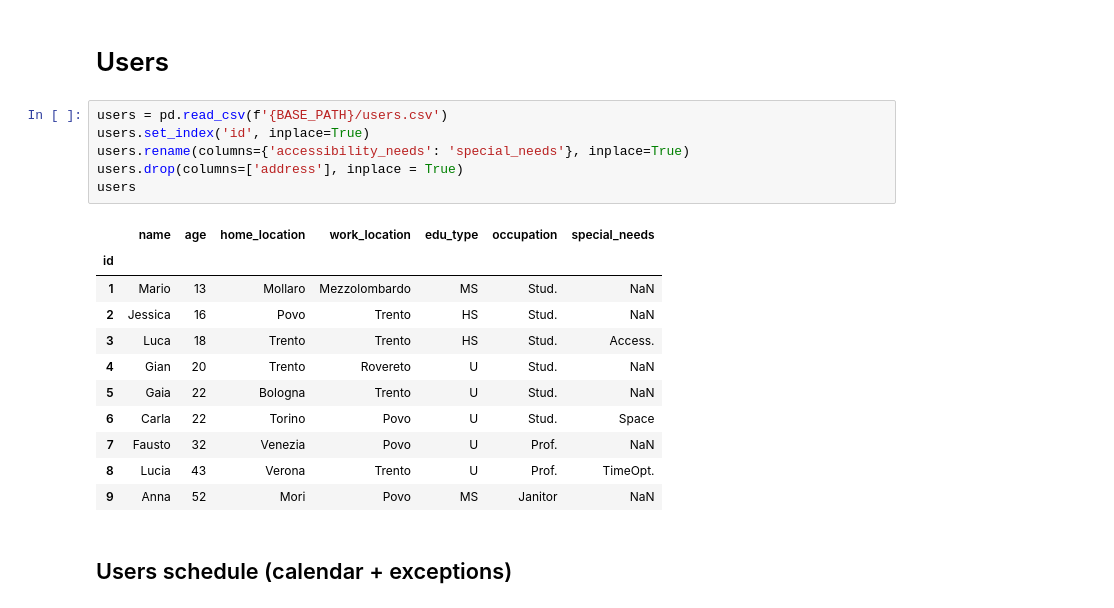
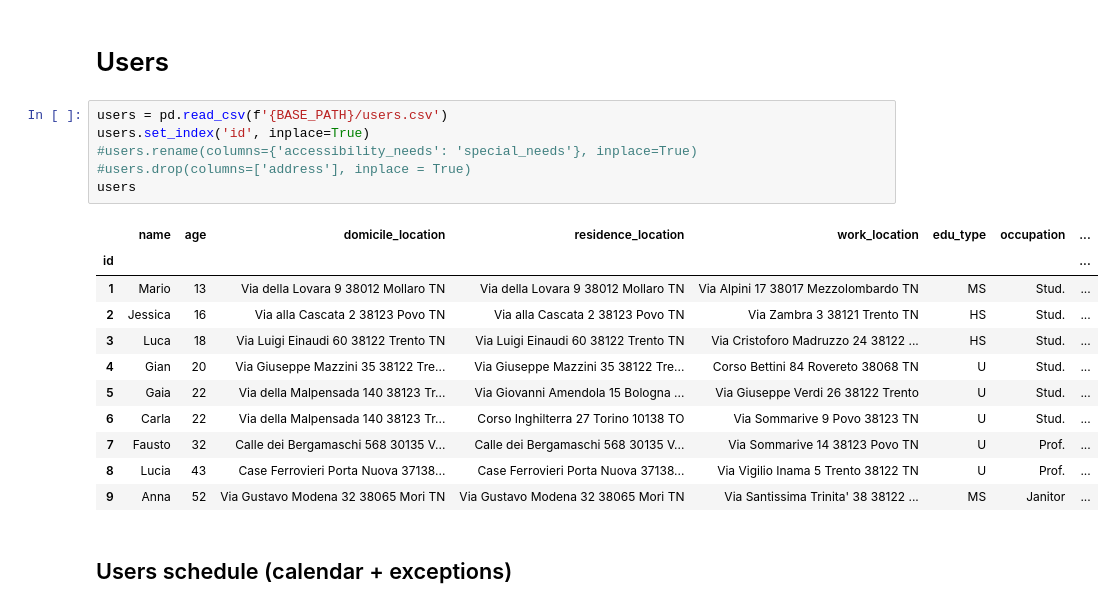
Before and after one commit to ThomasPasquali/Transportation-Education-Facilities, a Jupyter notebook: Phase 2 - Information Gathering/Code Libraries/parser.ipynb, the cells around one changed output. Cells and saved outputs as stored; diff of their text form.

Commit message:
users dataset

```diff
--- a/Phase 2 - Information Gathering/Code Libraries/parser.ipynb
+++ b/Phase 2 - Information Gathering/Code Libraries/parser.ipynb
@@ -10,21 +10,21 @@ BASE_PATH = '../Raw data/'
 # %%
 users = pd.read_csv(f'{BASE_PATH}/users.csv')
 users.set_index('id', inplace=True)
-users.rename(columns={'accessibility_needs': 'special_needs'}, inplace=True)
-users.drop(columns=['address'], inplace = True)
+#users.rename(columns={'accessibility_needs': 'special_needs'}, inplace=True)
+#users.drop(columns=['address'], inplace = True)
 users
 # %% [output]
-|  | name | age | home_location | work_location | edu_type | occupation | special_needs |
-| id |  |  |  |  |  |  |  |
-| 1 | Mario | 13 | Mollaro | Mezzolombardo | MS | Stud. | NaN |
-| 2 | Jessica | 16 | Povo | Trento | HS | Stud. | NaN |
-| 3 | Luca | 18 | Trento | Trento | HS | Stud. | Access. |
-| 4 | Gian | 20 | Trento | Rovereto | U | Stud. | NaN |
-| 5 | Gaia | 22 | Bologna | Trento | U | Stud. | NaN |
-| 6 | Carla | 22 | Torino | Povo | U | Stud. | Space |
-| 7 | Fausto | 32 | Venezia | Povo | U | Prof. | NaN |
-| 8 | Lucia | 43 | Verona | Trento | U | Prof. | TimeOpt. |
-| 9 | Anna | 52 | Mori | Povo | MS | Janitor | NaN |
+|  | name | age | domicile_location | residence_location | work_location | edu_type | occupation | ... |
+| id |  |  |  |  |  |  |  | ... |
+| 1 | Mario | 13 | Via della Lovara 9 38012 Mollaro TN | Via della Lovara 9 38012 Mollaro TN | Via Alpini 17 38017 Mezzolombardo TN | MS | Stud. | ... |
+| 2 | Jessica | 16 | Via alla Cascata 2 38123 Povo TN | Via alla Cascata 2 38123 Povo TN | Via Zambra 3 38121 Trento TN | HS | Stud. | ... |
+| 3 | Luca | 18 | Via Luigi Einaudi 60 38122 Trento TN | Via Luigi Einaudi 60 38122 Trento TN | Via Cristoforo Madruzzo 24 38122 ... | HS | Stud. | ... |
+| 4 | Gian | 20 | Via Giuseppe Mazzini 35 38122 Tre... | Via Giuseppe Mazzini 35 38122 Tre... | Corso Bettini 84 Rovereto 38068 TN | U | Stud. | ... |
+| 5 | Gaia | 22 | Via della Malpensada 140 38123 Tr... | Via Giovanni Amendola 15 Bologna ... | Via Giuseppe Verdi 26 38122 Trento | U | Stud. | ... |
+| 6 | Carla | 22 | Via della Malpensada 140 38123 Tr... | Corso Inghilterra 27 Torino 10138 TO | Via Sommarive 9 Povo 38123 TN | U | Stud. | ... |
+| 7 | Fausto | 32 | Calle dei Bergamaschi 568 30135 V... | Calle dei Bergamaschi 568 30135 V... | Via Sommarive 14 38123 Povo TN | U | Prof. | ... |
+| 8 | Lucia | 43 | Case Ferrovieri Porta Nuova 37138... | Case Ferrovieri Porta Nuova 37138... | Via Vigilio Inama 5 Trento 38122 TN | U | Prof. | ... |
+| 9 | Anna | 52 | Via Gustavo Modena 32 38065 Mori TN | Via Gustavo Modena 32 38065 Mori TN | Via Santissima Trinita' 38 38122 ... | MS | Janitor | ... |
 # %% [markdown]
 ## Users schedule (calendar + exceptions)
 # %%
```
Also changed, not shown: 2 other files.
